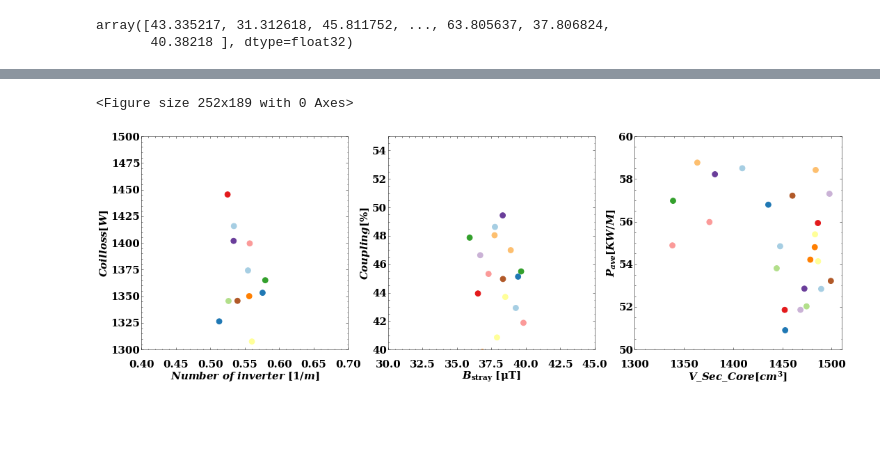
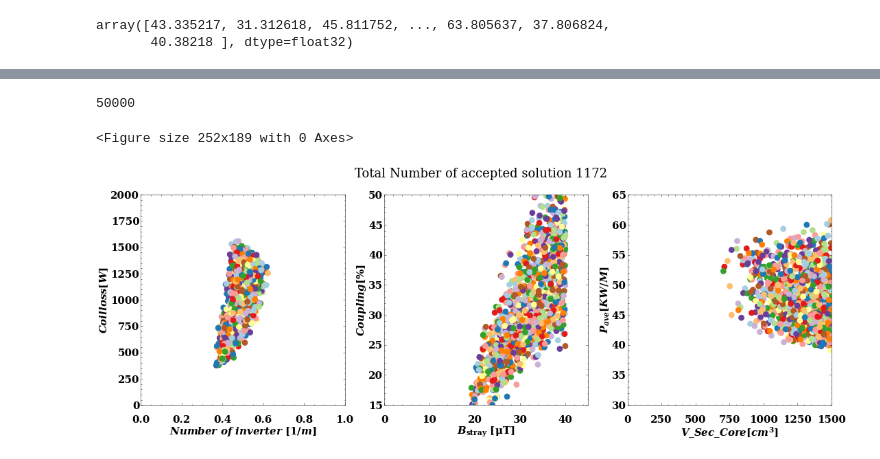
Before and after one commit to ShahidOni/Optimizer, a Jupyter notebook: optimization_eng.ipynb, the cells around one changed output, grey strips where cells are left out. Cells and saved outputs as stored; diff of their text form; code cells hidden in the pictures; blank space fills up the shorter version.

```diff
--- a/optimization_eng.ipynb
+++ b/optimization_eng.ipynb
@@ -636,7 +636,8 @@ for epoch in range(5001):
                           #  + new_bstray * new_vsec_core
                           #  + new_number_of_inverters_*new_vsec_core)
 
-    total_loss = torch.sum(new_kdiff + new_bstray + new_coil_loss + new_pave + new_number_of_inverters_ + new_vsec_core + new_pave)
+    #total_loss = torch.sum(new_kdiff + new_bstray + new_coil_loss + new_pave + new_number_of_inverters_ + new_vsec_core + new_pave)
+    total_loss = torch.sum(new_kdiff*new_bstray + new_coil_loss* + new_pave*new_number_of_inverters_ + new_vsec_core*new_pave)
     #total_loss = -torch.sum(new_pave*new_kdiff + new_pave*new_bstray + new_pave*new_coil_loss)
     #+ torch.sum(new_kdiff*new_bstray + new_bstray*new_coil_loss + new_kdiff*new_coil_loss)
 
@@ -1074,43 +1087,45 @@ font = {'family' : 'normal',
         'size'   : 15}
 
 matplotlib.rc('font', **font)
-color_list = sns.color_palette("Paired", n_colors=len(y))
+color_list = sns.color_palette("Paired", n_colors=len(accpeted_detached_pave))
 plt.style.use(['science','no-latex'])
 #matplotlib.rcParams.update({'font.size': font_size, 'font.family': 'STIXGeneral', 'mathtext.fontset': 'stix'})
 
 
 #fig1=plt.figure(figsize=(cm2inch(fig_width/2),cm2inch(fig_height)/1.2), dpi=400)
-
+print(len(y))
 
 fig, (ax1, ax2, ax3) = plt.subplots(1, 3)
 
 fig.set_size_inches(15, 5)
 fig.tight_layout()
 #plt.title("Number of point insde the box " + str(calculate_point_inside(x,xlim,y,ylim, maximization=True)))
 ax3.scatter(accepted_v_sec_core, accpeted_detached_pave, s=marker_size, c=color_list ,rasterized=True)
 ax2.scatter(accepted_detached_bstray, accepted_detached_kdiff, s=marker_size, c=color_list ,rasterized=True)
 ax1.scatter(accepted_n_inv_, accepted_detached_coilloss, s=marker_size, c=color_list ,rasterized=True)
 #plt.colorbar(label=r"$V_{SecWind}$")#Show colar bar at the right side
 ax3.set_xlabel(r"$V\_Sec\_Core [cm^3]$", labelpad = x_label_pad)              # not shown
 ax3.set_ylabel(r'$P_{ave} [KW/M]$', labelpad = y_label_pad) # not shown
 
 ax2.set_xlabel(r"$B_{\rm stray}~[\rm \mu T]$", labelpad = x_label_pad)              # not shown
 ax2.set_ylabel(r'$Coupling [\%]$', labelpad = y_label_pad) # not shown
 
 ax1.set_xlabel(r"$Number\ of\ inverter\ [1/m]$", labelpad = x_label_pad)              # not shown
 ax1.set_ylabel(r'$Coil loss [W]$', labelpad = y_label_pad) # not shown
 
-ax3.axis([1300, 1510, 50, 60])
-ax2.axis([30, 45, 40, 55])
-ax1.axis([.4,.7,1300,1500])
+ax3.axis([0, 1500, 30, 65])
+ax2.axis([0, 45, 15, 50])
+ax1.axis([0,1,0,2000])
 ax3.tick_params(axis='x', pad=15)
 ax2.tick_params(axis='x', pad=15)
 ax1.tick_params(axis='x', pad=15)
 
+plt.suptitle("Total Number of accepted solution " + str(len(accpeted_detached_pave)), y=1.05)
 plt.show()
 # %% [output]
-<Figure size 252x189 with 0 Axes>
+50000
+<Figure size 252x189 with 0 Axes>
-[figure, old version]
+[figure, new version]
 # %%
 plt.style.use(['science','no-latex'])
 matplotlib.rcParams.update({'font.size': font_size, 'font.family': 'STIXGeneral', 'mathtext.fontset': 'stix'})
```
Also changed, not shown: parts of 11 cells of this notebook.
